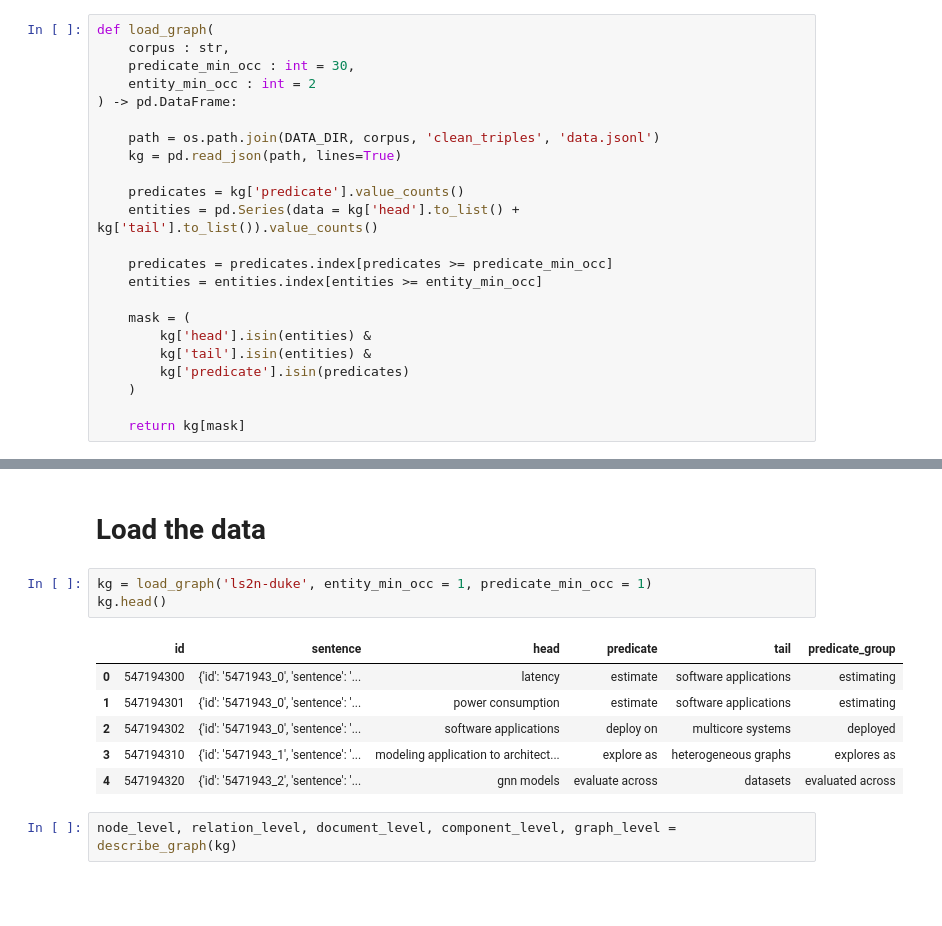
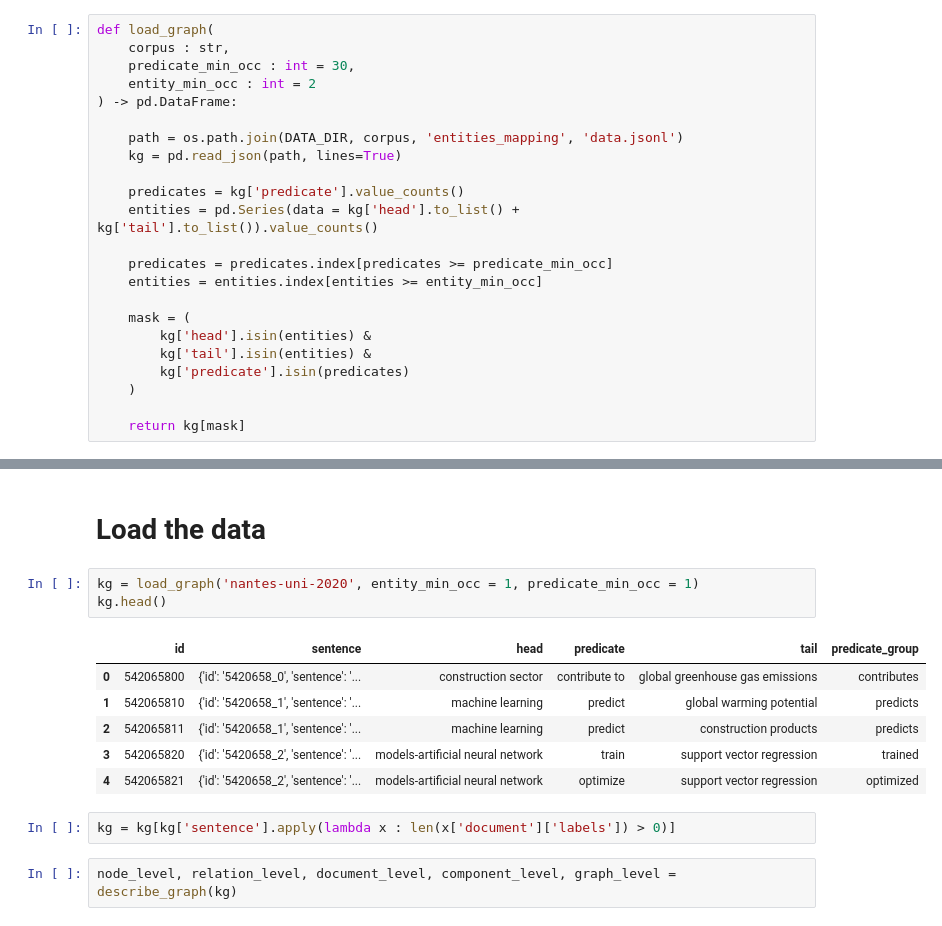
Before and after one commit to abdelnour13/ExMap, a Jupyter notebook: notebooks/EDA_KG.ipynb, the cells around one changed output, grey strips where cells are left out. Cells and saved outputs as stored; diff of their text form; blank space fills up the shorter version.

Commit message:
Training on nantes-uni-2020

```diff
--- a/notebooks/EDA_KG.ipynb
+++ b/notebooks/EDA_KG.ipynb
@@ -36,7 +35,7 @@ def load_graph(
     entity_min_occ : int = 2
 ) -> pd.DataFrame:
 
-    path = os.path.join(DATA_DIR, corpus, 'clean_triples', 'data.jsonl')
+    path = os.path.join(DATA_DIR, corpus, 'entities_mapping', 'data.jsonl')
     kg = pd.read_json(path, lines=True)
 
     predicates = kg['predicate'].value_counts()
@@ -193,15 +192,17 @@ def describe_graph(kg : pd.DataFrame) -> tuple[pd.DataFrame,pd.DataFrame,pd.Data
 # %% [markdown]
 # Load the data
 # %%
-kg = load_graph('ls2n-duke', entity_min_occ = 1, predicate_min_occ = 1)
+kg = load_graph('nantes-uni-2020', entity_min_occ = 1, predicate_min_occ = 1)
 kg.head()
 # %% [output]
 |  | id | sentence | head | predicate | tail | predicate_group |
-| 0 | 547194300 | {'id': '5471943_0', 'sentence': '... | latency | estimate | software applications | estimating |
-| 1 | 547194301 | {'id': '5471943_0', 'sentence': '... | power consumption | estimate | software applications | estimating |
-| 2 | 547194302 | {'id': '5471943_0', 'sentence': '... | software applications | deploy on | multicore systems | deployed |
-| 3 | 547194310 | {'id': '5471943_1', 'sentence': '... | modeling application to architect... | explore as | heterogeneous graphs | explores as |
-| 4 | 547194320 | {'id': '5471943_2', 'sentence': '... | gnn models | evaluate across | datasets | evaluated across |
+| 0 | 542065800 | {'id': '5420658_0', 'sentence': '... | construction sector | contribute to | global greenhouse gas emissions | contributes |
+| 1 | 542065810 | {'id': '5420658_1', 'sentence': '... | machine learning | predict | global warming potential | predicts |
+| 2 | 542065811 | {'id': '5420658_1', 'sentence': '... | machine learning | predict | construction products | predicts |
+| 3 | 542065820 | {'id': '5420658_2', 'sentence': '... | models-artificial neural network | train | support vector regression | trained |
+| 4 | 542065821 | {'id': '5420658_2', 'sentence': '... | models-artificial neural network | optimize | support vector regression | optimized |
+# %%
+kg = kg[kg['sentence'].apply(lambda x : len(x['document']['labels']) > 0)]
 # %%
 node_level, relation_level, document_level, component_level, graph_level = describe_graph(kg)
 # %% [output]
```
Also changed, not shown: parts of 4 cells of this notebook, 13 other files.
